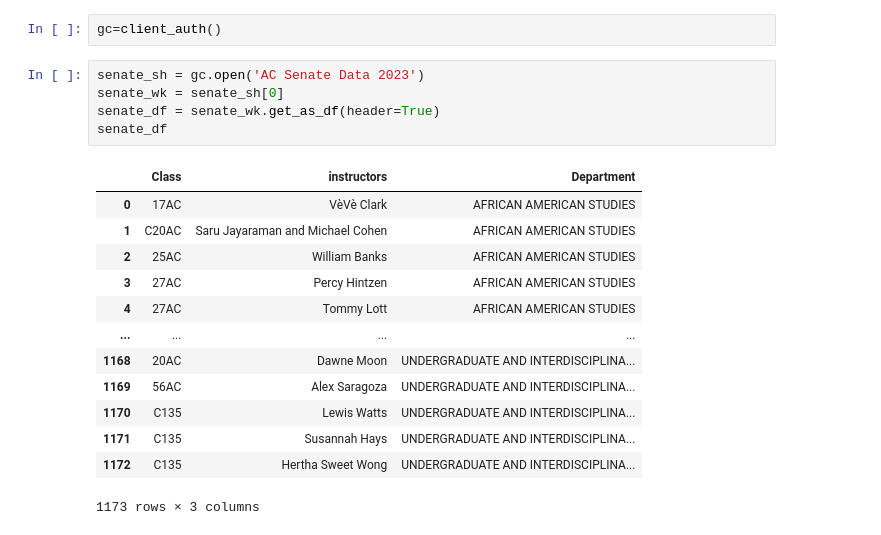
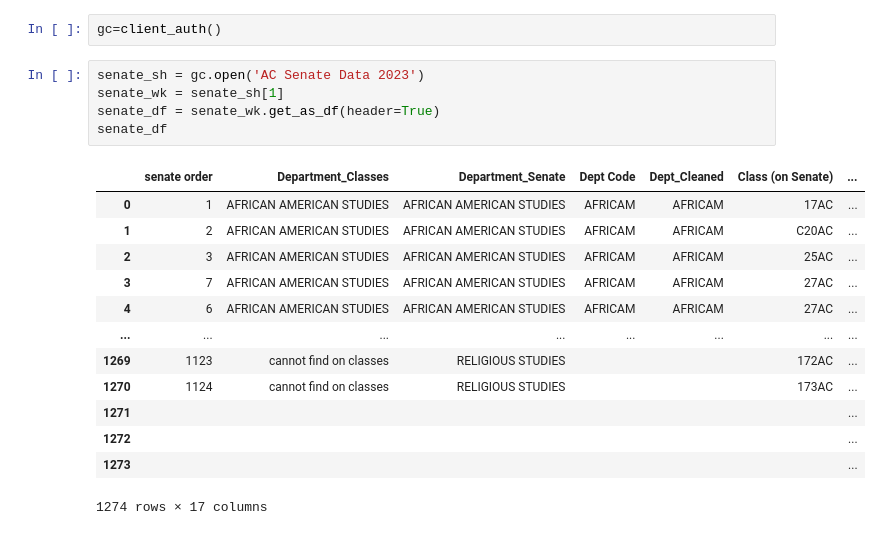
Before and after one commit to jiyoojeong/americancultures, a Jupyter notebook: sort.ipynb, the cells around one changed output. Cells and saved outputs as stored; diff of their text form.

```diff
--- a/sort.ipynb
+++ b/sort.ipynb
@@ -25,23 +27,23 @@ def fix_depts(dept):
 gc=client_auth()
 # %%
 senate_sh = gc.open('AC Senate Data 2023')
-senate_wk = senate_sh[0]
+senate_wk = senate_sh[1]
 senate_df = senate_wk.get_as_df(header=True)
 senate_df
 # %% [output]
-|  | Class | instructors | Department |
-| 0 | 17AC | VèVè Clark | AFRICAN AMERICAN STUDIES |
-| 1 | C20AC | Saru Jayaraman and Michael Cohen | AFRICAN AMERICAN STUDIES |
-| 2 | 25AC | William Banks | AFRICAN AMERICAN STUDIES |
-| 3 | 27AC | Percy Hintzen | AFRICAN AMERICAN STUDIES |
-| 4 | 27AC | Tommy Lott | AFRICAN AMERICAN STUDIES |
-| ... | ... | ... | ... |
-| 1168 | 20AC | Dawne Moon | UNDERGRADUATE AND INTERDISCIPLINA... |
-| 1169 | 56AC | Alex Saragoza | UNDERGRADUATE AND INTERDISCIPLINA... |
-| 1170 | C135 | Lewis Watts | UNDERGRADUATE AND INTERDISCIPLINA... |
-| 1171 | C135 | Susannah Hays | UNDERGRADUATE AND INTERDISCIPLINA... |
-| 1172 | C135 | Hertha Sweet Wong | UNDERGRADUATE AND INTERDISCIPLINA... |
+|  | senate order | Department_Classes | Department_Senate | Dept Code | Dept_Cleaned | Class (on Senate) | ... |
+| 0 | 1 | AFRICAN AMERICAN STUDIES | AFRICAN AMERICAN STUDIES | AFRICAM | AFRICAM | 17AC | ... |
+| 1 | 2 | AFRICAN AMERICAN STUDIES | AFRICAN AMERICAN STUDIES | AFRICAM | AFRICAM | C20AC | ... |
+| 2 | 3 | AFRICAN AMERICAN STUDIES | AFRICAN AMERICAN STUDIES | AFRICAM | AFRICAM | 25AC | ... |
+| 3 | 7 | AFRICAN AMERICAN STUDIES | AFRICAN AMERICAN STUDIES | AFRICAM | AFRICAM | 27AC | ... |
+| 4 | 6 | AFRICAN AMERICAN STUDIES | AFRICAN AMERICAN STUDIES | AFRICAM | AFRICAM | 27AC | ... |
+| ... | ... | ... | ... | ... | ... | ... | ... |
+| 1269 | 1123 | cannot find on classes | RELIGIOUS STUDIES |  |  | 172AC | ... |
+| 1270 | 1124 | cannot find on classes | RELIGIOUS STUDIES |  |  | 173AC | ... |
+| 1271 |  |  |  |  |  |  | ... |
+| 1272 |  |  |  |  |  |  | ... |
+| 1273 |  |  |  |  |  |  | ... |
-1173 rows × 3 columns
+1274 rows × 17 columns
 # %%
 semester_sh = gc.open("AC Classes List")
 sheet_names = [s.title for s in semester_sh.worksheets()]
```
Also changed, not shown: parts of 10 cells of this notebook.
